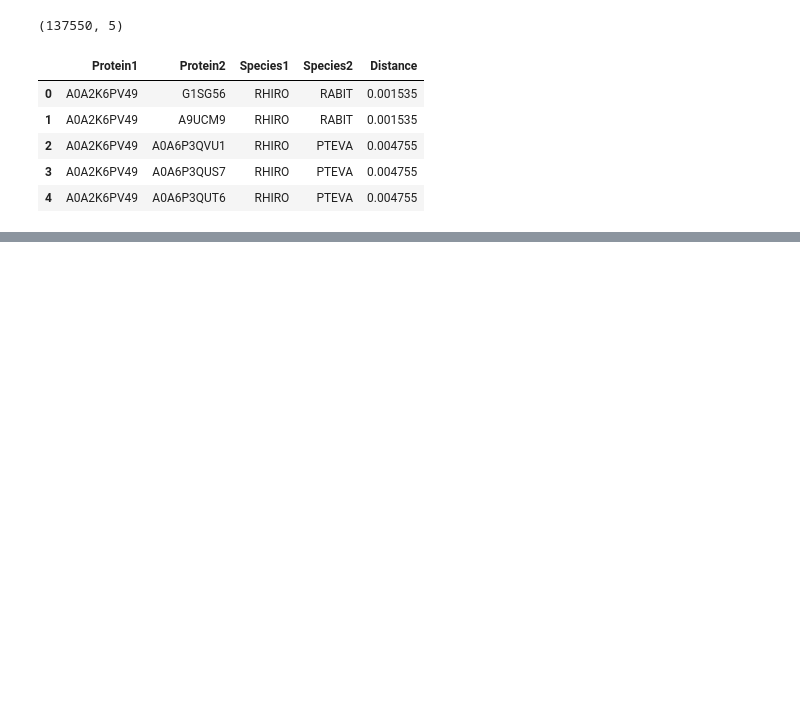
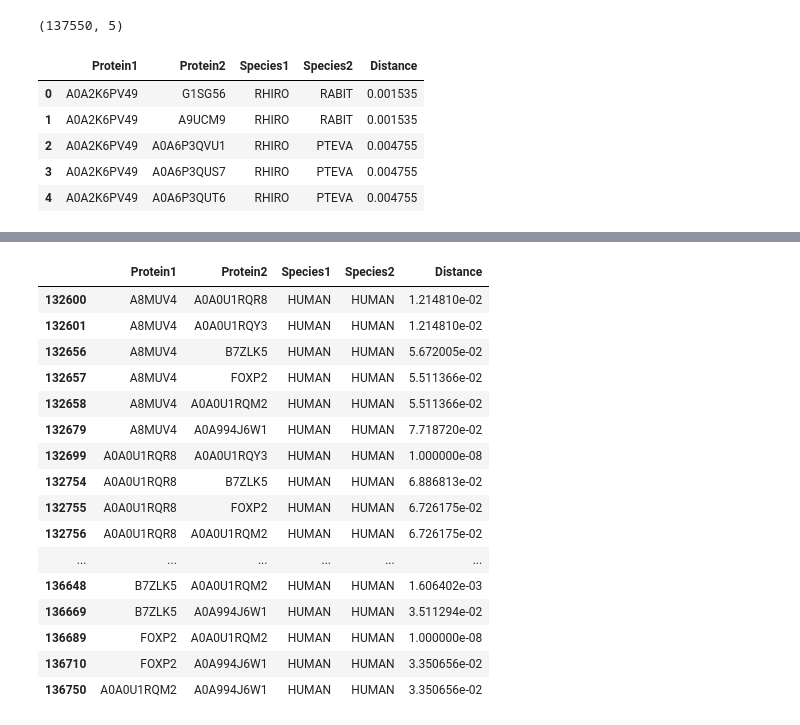
Before and after one commit to briskicedteaa/Filler-Name, a Jupyter notebook: 02_FOXP2_Phylogeny.ipynb, the cells around one changed output, grey strips where cells are left out. Cells and saved outputs as stored; diff of their text form; code cells hidden in the pictures; blank space fills up the shorter version.

Commit message:
Viewed distances between HUMAN species

```diff
--- a/02_FOXP2_Phylogeny.ipynb
+++ b/02_FOXP2_Phylogeny.ipynb
@@ -146,0 +188,23 @@ distance_df.head()
+# %%
+distance_df[
+    (distance_df["Species1"] == "HUMAN") &
+    (distance_df["Species2"] == "HUMAN")
+]
+# %% [output]
+|  | Protein1 | Protein2 | Species1 | Species2 | Distance |
+| 132600 | A8MUV4 | A0A0U1RQR8 | HUMAN | HUMAN | 1.214810e-02 |
+| 132601 | A8MUV4 | A0A0U1RQY3 | HUMAN | HUMAN | 1.214810e-02 |
+| 132656 | A8MUV4 | B7ZLK5 | HUMAN | HUMAN | 5.672005e-02 |
+| 132657 | A8MUV4 | FOXP2 | HUMAN | HUMAN | 5.511366e-02 |
+| 132658 | A8MUV4 | A0A0U1RQM2 | HUMAN | HUMAN | 5.511366e-02 |
+| 132679 | A8MUV4 | A0A994J6W1 | HUMAN | HUMAN | 7.718720e-02 |
+| 132699 | A0A0U1RQR8 | A0A0U1RQY3 | HUMAN | HUMAN | 1.000000e-08 |
+| 132754 | A0A0U1RQR8 | B7ZLK5 | HUMAN | HUMAN | 6.886813e-02 |
+| 132755 | A0A0U1RQR8 | FOXP2 | HUMAN | HUMAN | 6.726175e-02 |
+| 132756 | A0A0U1RQR8 | A0A0U1RQM2 | HUMAN | HUMAN | 6.726175e-02 |
+| ... | ... | ... | ... | ... | ... |
+| 136648 | B7ZLK5 | A0A0U1RQM2 | HUMAN | HUMAN | 1.606402e-03 |
+| 136669 | B7ZLK5 | A0A994J6W1 | HUMAN | HUMAN | 3.511294e-02 |
+| 136689 | FOXP2 | A0A0U1RQM2 | HUMAN | HUMAN | 1.000000e-08 |
+| 136710 | FOXP2 | A0A994J6W1 | HUMAN | HUMAN | 3.350656e-02 |
+| 136750 | A0A0U1RQM2 | A0A994J6W1 | HUMAN | HUMAN | 3.350656e-02 |
```
Also changed, not shown: parts of 1 cell of this notebook.
